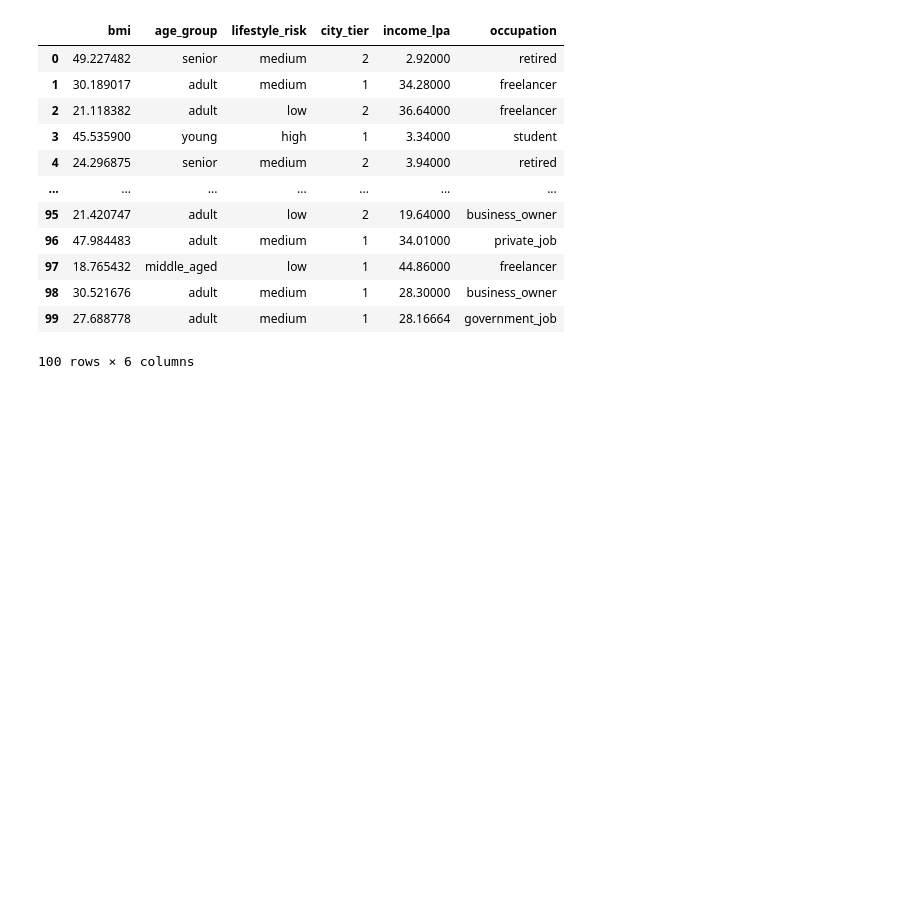
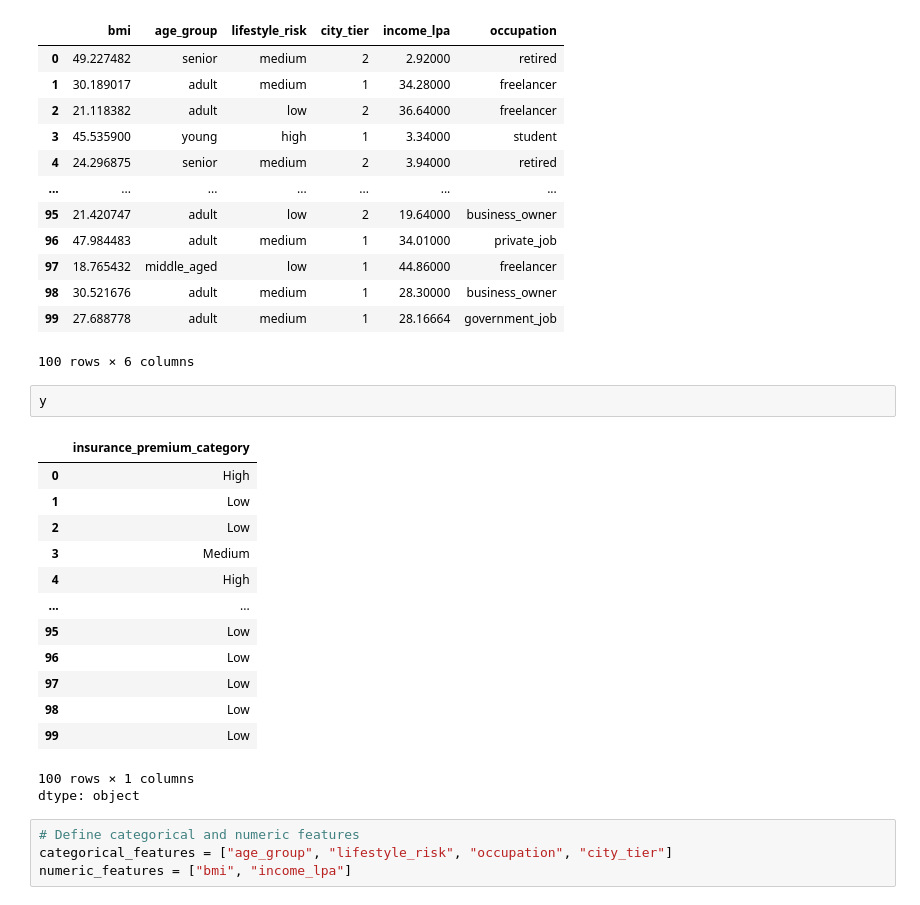
Before and after one commit to Sarthak-Rajvaidya/Ml-Model-Fastapi, a Jupyter notebook: ML_Model_with_fastapi.ipynb, the cells around one changed output. Saved outputs shown, nothing was run; the diff lists cells and outputs as text; blank space fills up the shorter version.

Commit message:
Create column transformer for OHE

```diff
--- a/ML_Model_with_fastapi.ipynb
+++ b/ML_Model_with_fastapi.ipynb
@@ -99,3 +99,24 @@ X
 | 98 | 30.521676 | adult | medium | 1 | 28.30000 | business_owner |
 | 99 | 27.688778 | adult | medium | 1 | 28.16664 | government_job |
 100 rows × 6 columns
+# %%
+y
+# %% [output]
+|  | insurance_premium_category |
+| 0 | High |
+| 1 | Low |
+| 2 | Low |
+| 3 | Medium |
+| 4 | High |
+| ... | ... |
+| 95 | Low |
+| 96 | Low |
+| 97 | Low |
+| 98 | Low |
+| 99 | Low |
+100 rows × 1 columns
+dtype: object
+# %%
+# Define categorical and numeric features
+categorical_features = ["age_group", "lifestyle_risk", "occupation", "city_tier"]
+numeric_features = ["bmi", "income_lpa"]
```
Also changed, not shown: parts of 1 cell of this notebook.
